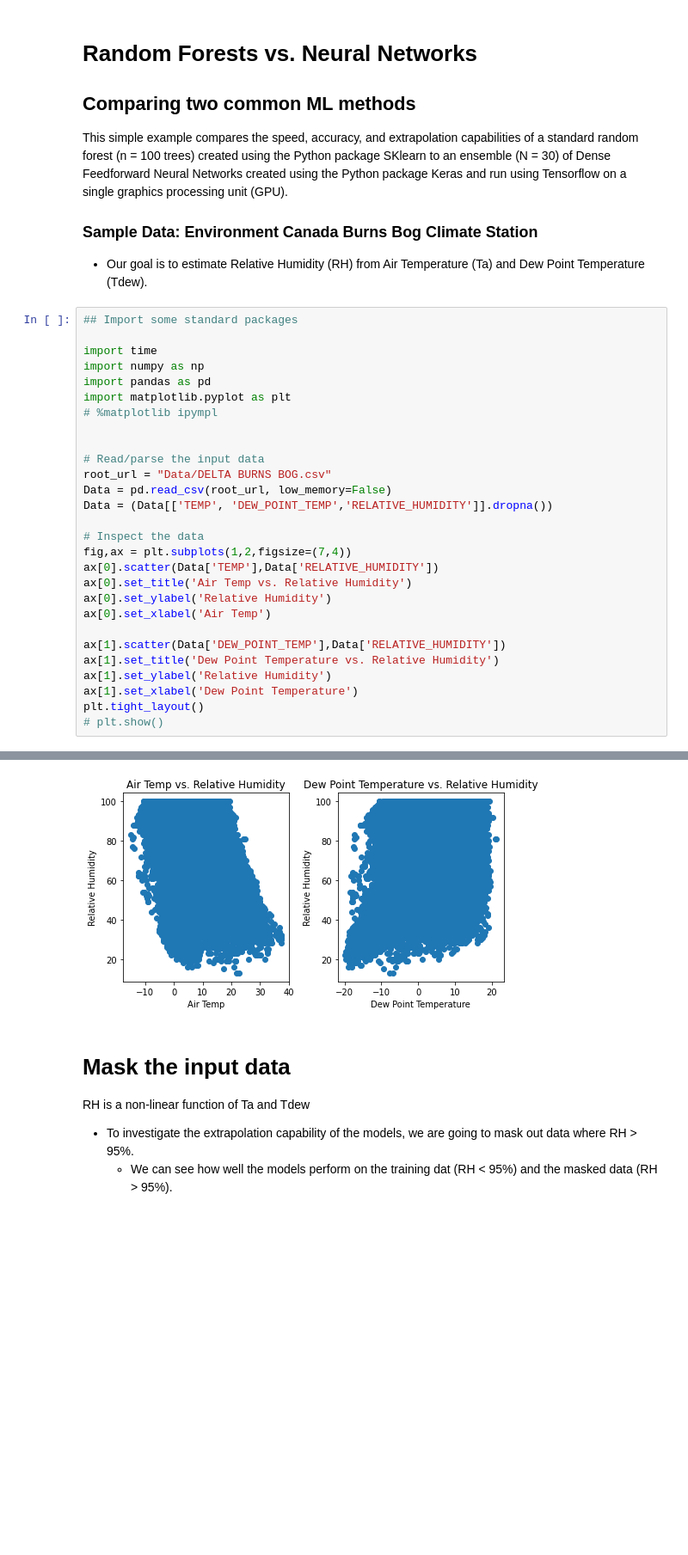
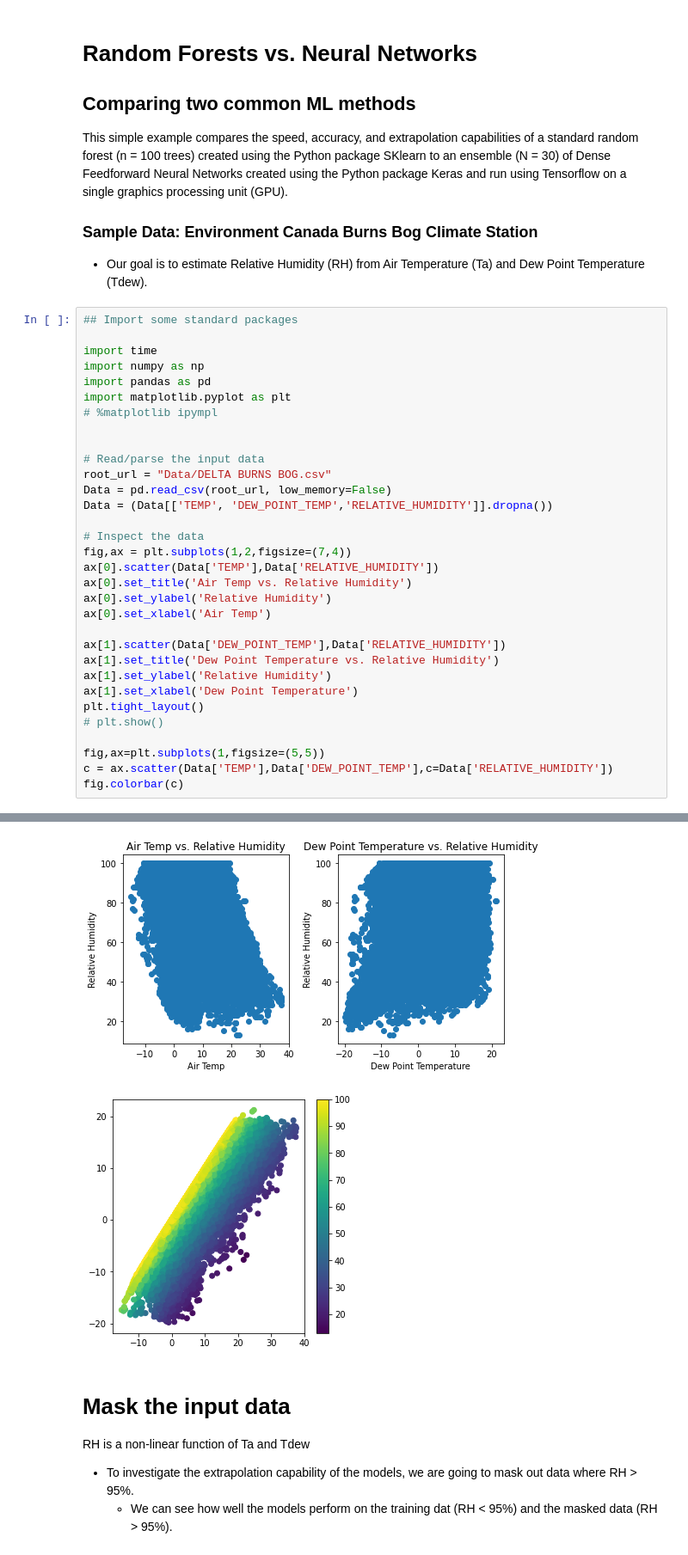
Before and after one commit to June-Skeeter/ML_Scripts, a Jupyter notebook: NN_v_RF_example.ipynb, the cells around one changed output, grey strips where cells are left out. Shown at 86% size. Cells and saved outputs as stored; diff of their text form; blank space fills up the shorter version.

```diff
--- a/NN_v_RF_example.ipynb
+++ b/NN_v_RF_example.ipynb
@@ -36,4 +36,8 @@ ax[1].set_ylabel('Relative Humidity')
 ax[1].set_xlabel('Dew Point Temperature')
 plt.tight_layout()
 # plt.show()
+
+fig,ax=plt.subplots(1,figsize=(5,5))
+c = ax.scatter(Data['TEMP'],Data['DEW_POINT_TEMP'],c=Data['RELATIVE_HUMIDITY'])
+fig.colorbar(c)
 # %% [output]
@@ -40,4 +45,5 @@ plt.tight_layout()
 [figure]
+[figure, added]
 # %% [markdown]
 # Mask the input data
 
```
Also changed, not shown: parts of 8 cells of this notebook.
